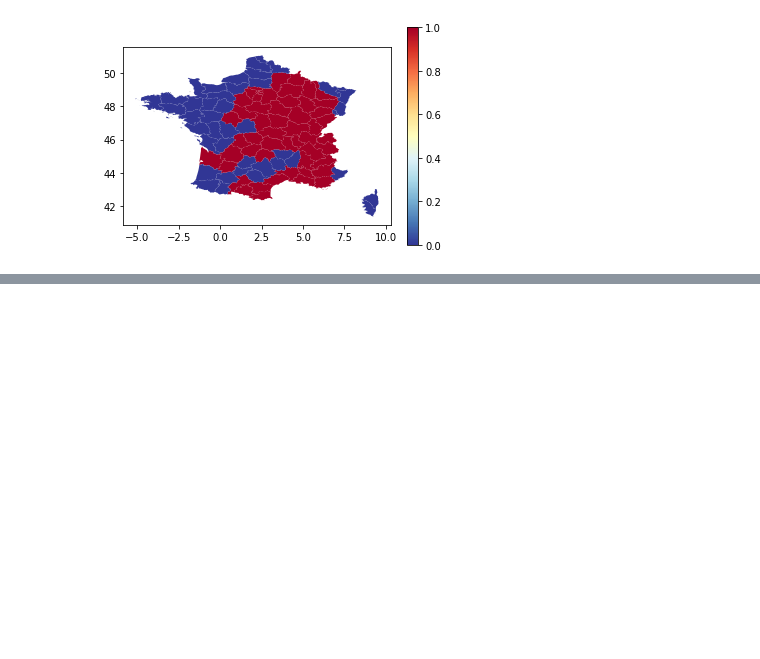
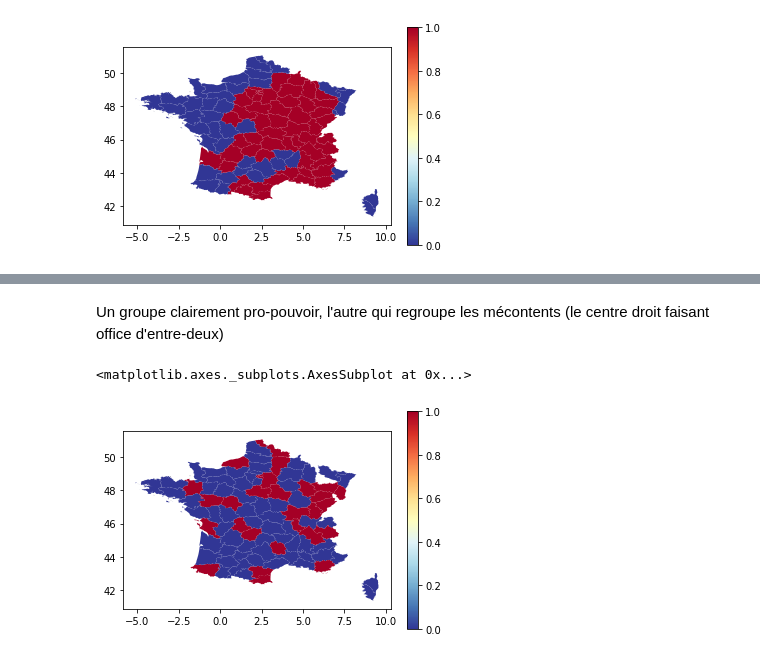
Before and after one commit to dusylvain/Projet-Python-deputes, a Jupyter notebook: clustering.ipynb, the cells around one changed output, grey strips where cells are left out. Cells and saved outputs as stored; diff of their text form; code cells hidden in the pictures; blank space fills up the shorter version.

```diff
--- a/clustering.ipynb
+++ b/clustering.ipynb
@@ -113,0 +169,7 @@ df.plot(column = 'Appartenance', cmap = 'RdYlBu_r', legend=True)#on crée des ca
+# %%
+mandat_dep_emp2=mandat_dep[mandat_dep['Régime politique']=='Second Empire - Corps législatif']
+(depmt_groupe_emp2, gros_groupe_emp2)=datagroupe(mandat_dep_emp2)
+depmt_app_emp2=clustering(depmt_groupe_emp2.fillna(0))
+centres=pd.DataFrame(kmeans.cluster_centers_, index=['0','1'],columns=gros_groupe_emp2)
+pd.set_option('display.max_columns', None)
+display(centres)
@@ -113,0 +181,10 @@ df.plot(column = 'Appartenance', cmap = 'RdYlBu_r', legend=True)#on crée des ca
+# %% [markdown]
+Un groupe clairement pro-pouvoir, l'autre qui regroupe les mécontents (le centre droit faisant office d'entre-deux)
+# %%
+#depmt_app_5=depmt_app_5[depmt_app_5.index.notna()]
+depmt_app_emp2.index=[i[1:] for i in depmt_app_emp2.index]#on commence par enlever l'espace qui est au début du nom des départements
+df = carte_metrop.merge(depmt_app_emp2, how = 'inner', left_index=True, right_index=True)
+df.plot(column = 'Appartenance', cmap = 'RdYlBu_r', legend=True)#on crée la carte
+# %% [output]
+<matplotlib.axes._subplots.AxesSubplot at 0x...>
+[figure, added]
```
Also changed, not shown: parts of 17 cells of this notebook.
